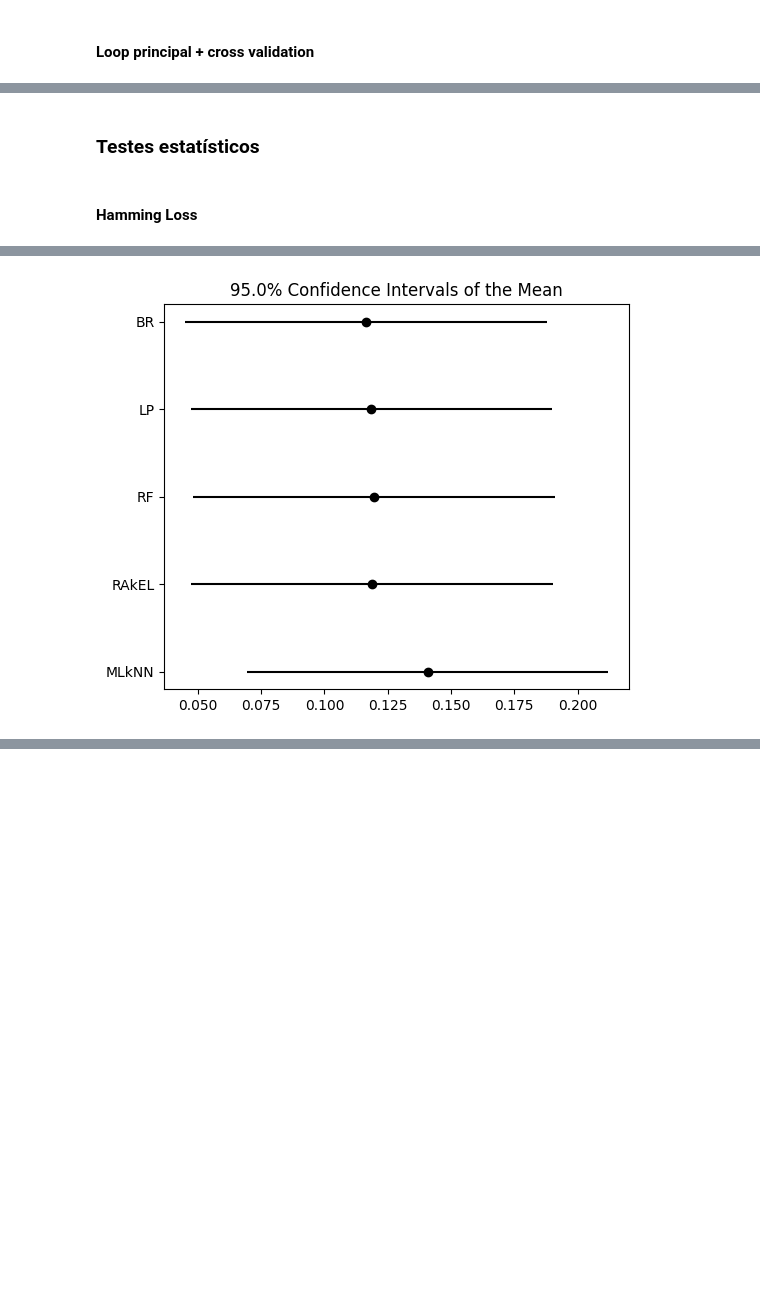
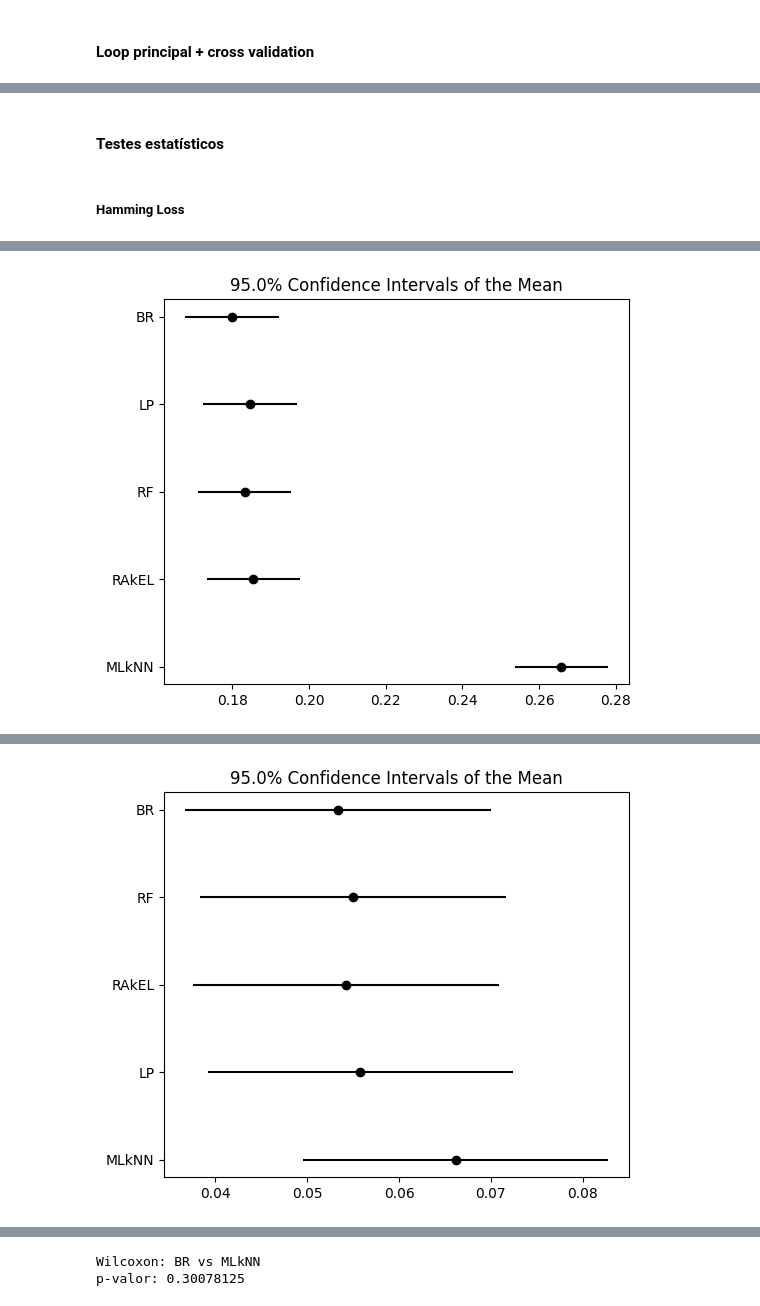
Before and after one commit to iarabertopena/ml-learning-lab, a Jupyter notebook: 10_fold_cross_validation-ml_learning_lab.ipynb, the cells around one changed output, grey strips where cells are left out. Drawn from its saved outputs; the diff is of its cells as text; code cells hidden in the pictures; blank space fills up the shorter version.

```diff
--- a/10_fold_cross_validation-ml_learning_lab.ipynb
+++ b/10_fold_cross_validation-ml_learning_lab.ipynb
@@ -730,0 +1342,2 @@ dtype: object
+# %%
+results_tuned = run_experiment_folds_tuned(get_models(), base_path, n_labels)
@@ -730,0 +1517,10 @@ dtype: object
+# %%
+results_default_agg = {}
+
+for dataset in results_default_all:
+    results_default_agg[dataset] = aggregate_results(results_default_all[dataset])
+# %%
+results_tuned_agg = {}
+
+for dataset in results_tuned_all:
+    results_tuned_agg[dataset] = aggregate_results(results_tuned_all[dataset])
@@ -759,7 +1557,7 @@ metrics = [
 for metric in metrics:
     print(f"\n===== {metric.upper()} =====")
 
-    df = build_table(all_results, metric)
+    df = build_table(results_tuned_agg, metric)
 
     print(df.to_string())
 # %% [output]
@@ -783,39 +1581,45 @@ GpositivePseAAC  0.887790  0.894141  0.895271  0.895423  0.883737
 # %% [markdown]
-### Testes estatísticos
+#### Testes estatísticos
 # %% [markdown]
-#### Hamming Loss
+##### Hamming Loss
 # %%
-from autorank import autorank, plot_stats
-from scipy.stats import wilcoxon
-import matplotlib.pyplot as plt
+def build_table_folds(results, metric):
+    data = {}
+    for model, folds in results.items():
+        # transforma folds em lista
+        if isinstance(folds, dict):
+            folds = list(folds.values())
+        data[model] = [fold[metric] for fold in folds]
+    return pd.DataFrame(data)
 
-print("\n===== HAMMING =====")
 
-# tabela
-df = build_table(all_results, "hamming")
-df = df.dropna()
-#df = df.drop(columns=["RAkEL"]) # RAkEL não funcionou com o dataset "flags" :/
+for dataset in results_tuned_all:
 
-print(df)
+    print(f"\n===== DATASET: {dataset} =====")
 
-# Friedman + Nemenyi
-result = autorank(df, alpha=0.05, order='ascending', verbose=True)
+    # monta tabela por folds
+    df = build_table_folds(results_tuned_all[dataset], "hamming")
+    df = df.dropna()
 
-print("\nRanking médio:")
-print(result.rankdf)
+    print("\nTabela (folds):")
+    print(df.head())
 
-#plot_stats(result)
-#plt.show()
+    # teste de Friedman + Nemenyi
+    result = autorank(df, alpha=0.05, order='ascending', verbose=False)
 
-plot_stats(result, allow_insignificant=True)
-plt.show()
+    print("\nRanking médio:")
+    print(result.rankdf)
 
-# Wilcoxon (só com os 2 melhores)
-means = df.mean().sort_values(ascending=False)
-m1, m2 = means.index[:2]
+    # gráfico
+    plot_stats(result, allow_insignificant=True)
+    plt.show()
 
-stat, p = wilcoxon(df[m1], df[m2])
+    # Wilcoxon (2 melhores)
+    means = df.mean().sort_values(ascending=True)
+    m1, m2 = means.index[:2]
 
-print(f"\nWilcoxon: {m1} vs {m2}")
-print("p-valor:", p)
+    stat, p = wilcoxon(df[m1], df[m2])
+
+    print(f"\nWilcoxon: {m1} vs {m2}")
+    print("p-valor:", p)
 # %% [output]
@@ -839 +1643 @@ MLkNN       small         -0.268054           small
-[figure, old version]
+[figure, new version]
@@ -841,0 +1661 @@ p-valor: 0.3125
+[figure, added]
@@ -841,0 +1716,2 @@ p-valor: 0.3125
+Wilcoxon: BR vs MLkNN
+p-valor: 0.30078125
```
Also changed, not shown: parts of 74 cells of this notebook.
